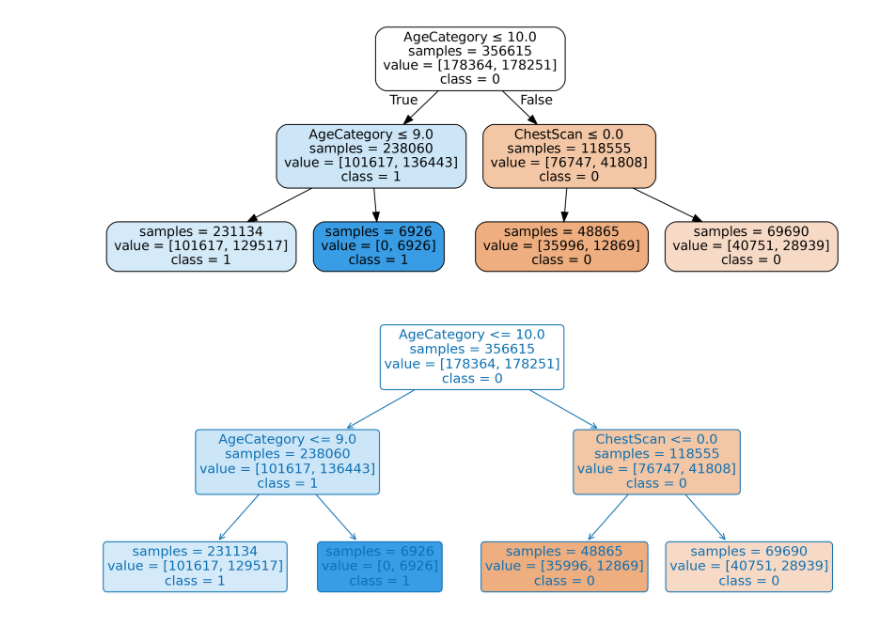
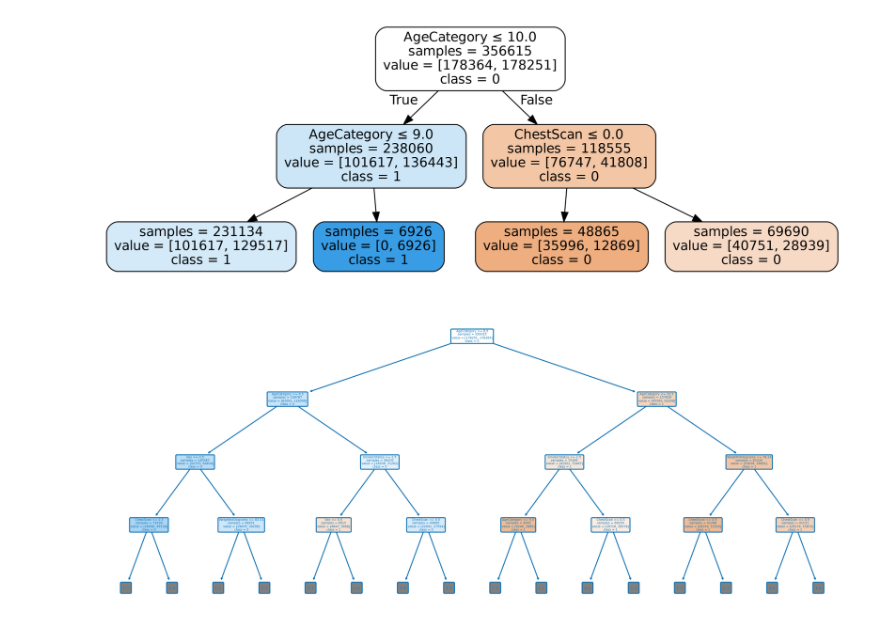
Before and after one commit to raquelfmcardoso/datascience-2023-2024-project, a Jupyter notebook: classification/covid_dataclassification.ipynb, the cells around one changed output. Cells and saved outputs as stored; diff of their text form; code cells hidden in the pictures.

Commit message:
covid classification DT

```diff
--- a/classification/covid_dataclassification.ipynb
+++ b/classification/covid_dataclassification.ipynb
@@ -7,7 +7,7 @@ from sklearn.naive_bayes import GaussianNB, MultinomialNB, BernoulliNB
 
 from dslab_functions import get_variable_types, run_NB, run_KNN, CLASS_EVAL_METRICS, DELTA_IMPROVE, plot_multibar_chart, plot_bar_chart, plot_evaluation_results, plot_multiline_chart
 
-filename = "data/class_pos_covid/data_preparation/balancing/smote.csv"
+filename = "data/class_pos_covid/data_preparation/balancing/oversampling.csv"
 file_tag = "class_pos_covid"
 data : DataFrame = read_csv(filename)
 data.head()
@@ -180,6 +180,7 @@ show()
 from typing import Literal
 from sklearn.tree import DecisionTreeClassifier
 # %%
+eval_metric = "recall"
 def trees_study(
         trnX: ndarray, trnY: array, tstX: ndarray, tstY: array, d_max: int=10, lag:int=2, metric='accuracy'
         ) -> tuple:
@@ -269,20 +272,20 @@ show()
 # %%
 from sklearn.tree import plot_tree
 
 figure(figsize=(14, 6))
 plot_tree(
     best_model,
-    max_depth=max_depth2show,
+    max_depth=3,
     feature_names=cols,
     class_names=st_labels,
     filled=True,
     rounded=True,
     impurity=False,
     precision=2,
 )
 savefig(f'images/{file_tag}/data_classification/decision_trees/{tree_filename}.png')
 # %% [output]
-[figure, old version]
+[figure, new version]
 # %%
 from numpy import argsort
 from dslab_functions import plot_horizontal_bar_chart
```
Also changed, not shown: parts of 7 cells of this notebook, 5 other files.
